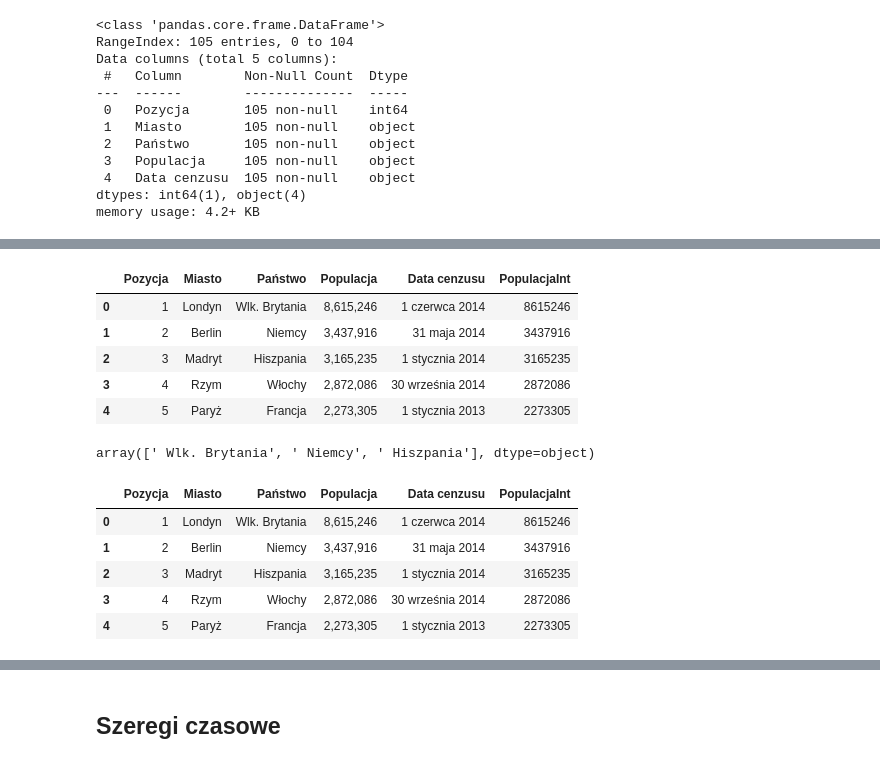
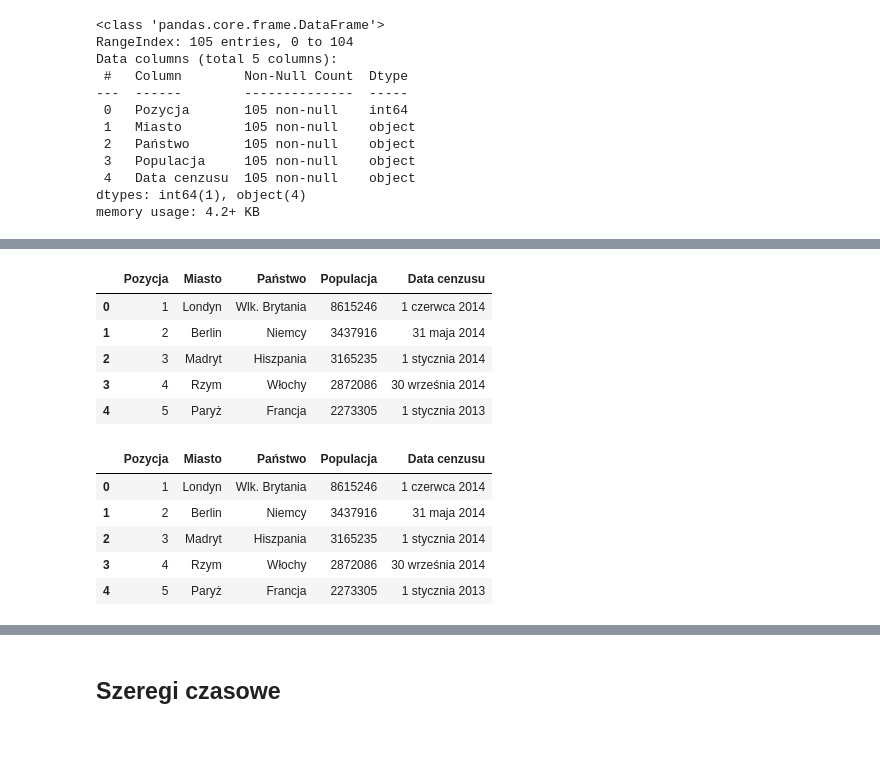
Before and after one commit to antonimarczuk123/Numerical-Python, a Jupyter notebook: Numerical-Python/src-jupyter/r12-Pandas.ipynb, the cells around one changed output, grey strips where cells are left out. Saved outputs shown, nothing was run; the diff lists cells and outputs as text; code cells hidden in the pictures.

```diff
--- a/Numerical-Python/src-jupyter/r12-Pandas.ipynb
+++ b/Numerical-Python/src-jupyter/r12-Pandas.ipynb
@@ -277,6 +203,3 @@ df_pop.head()
-# %%
-df_pop = pd.read_csv("../Dane/r12/miasta_Europy.csv",
-            delimiter=",", encoding="utf-8", header=0)
 # %%
 df_pop.info()
 # %% [output]
@@ -304,29 +218,24 @@ df_pop.head()
 # %%
-df_pop["PopulacjaInt"] = \
+df_pop["Populacja"] = \
     df_pop.Populacja.apply(lambda x: int(x.replace(",", "")))
 df_pop.head()
 # %% [output]
-|  | Pozycja | Miasto | Państwo | Populacja | Data cenzusu | PopulacjaInt |
-| 0 | 1 | Londyn | Wlk. Brytania | 8,615,246 | 1 czerwca 2014 | 8615246 |
-| 1 | 2 | Berlin | Niemcy | 3,437,916 | 31 maja 2014 | 3437916 |
-| 2 | 3 | Madryt | Hiszpania | 3,165,235 | 1 stycznia 2014 | 3165235 |
-| 3 | 4 | Rzym | Włochy | 2,872,086 | 30 września 2014 | 2872086 |
-| 4 | 5 | Paryż | Francja | 2,273,305 | 1 stycznia 2013 | 2273305 |
+|  | Pozycja | Miasto | Państwo | Populacja | Data cenzusu |
+| 0 | 1 | Londyn | Wlk. Brytania | 8615246 | 1 czerwca 2014 |
+| 1 | 2 | Berlin | Niemcy | 3437916 | 31 maja 2014 |
+| 2 | 3 | Madryt | Hiszpania | 3165235 | 1 stycznia 2014 |
+| 3 | 4 | Rzym | Włochy | 2872086 | 30 września 2014 |
+| 4 | 5 | Paryż | Francja | 2273305 | 1 stycznia 2013 |
-# %%
-df_pop["Państwo"].values[:3] # Nazwy państw zawierają dodatkowe białe znaki
-# %% [output]
-array([' Wlk. Brytania', ' Niemcy', ' Hiszpania'], dtype=object)
 # %%
-df_pop["Państwo"] = df_pop["Państwo"].apply(lambda x: x.strip())
+df_pop["Państwo"] = df_pop["Państwo"].apply(lambda x: x.strip()) # usuwamy biale znaki
+df_pop.head()
+# %% [output]
+|  | Pozycja | Miasto | Państwo | Populacja | Data cenzusu |
+| 0 | 1 | Londyn | Wlk. Brytania | 8615246 | 1 czerwca 2014 |
+| 1 | 2 | Berlin | Niemcy | 3437916 | 31 maja 2014 |
+| 2 | 3 | Madryt | Hiszpania | 3165235 | 1 stycznia 2014 |
+| 3 | 4 | Rzym | Włochy | 2872086 | 30 września 2014 |
+| 4 | 5 | Paryż | Francja | 2273305 | 1 stycznia 2013 |
-# %%
-df_pop.head()
-# %% [output]
-|  | Pozycja | Miasto | Państwo | Populacja | Data cenzusu | PopulacjaInt |
-| 0 | 1 | Londyn | Wlk. Brytania | 8,615,246 | 1 czerwca 2014 | 8615246 |
-| 1 | 2 | Berlin | Niemcy | 3,437,916 | 31 maja 2014 | 3437916 |
-| 2 | 3 | Madryt | Hiszpania | 3,165,235 | 1 stycznia 2014 | 3165235 |
-| 3 | 4 | Rzym | Włochy | 2,872,086 | 30 września 2014 | 2872086 |
-| 4 | 5 | Paryż | Francja | 2,273,305 | 1 stycznia 2013 | 2273305 |
 # %%
 df_pop.dtypes
 # %% [output]
```
Also changed, not shown: parts of 136 cells of this notebook, 1 other file.
